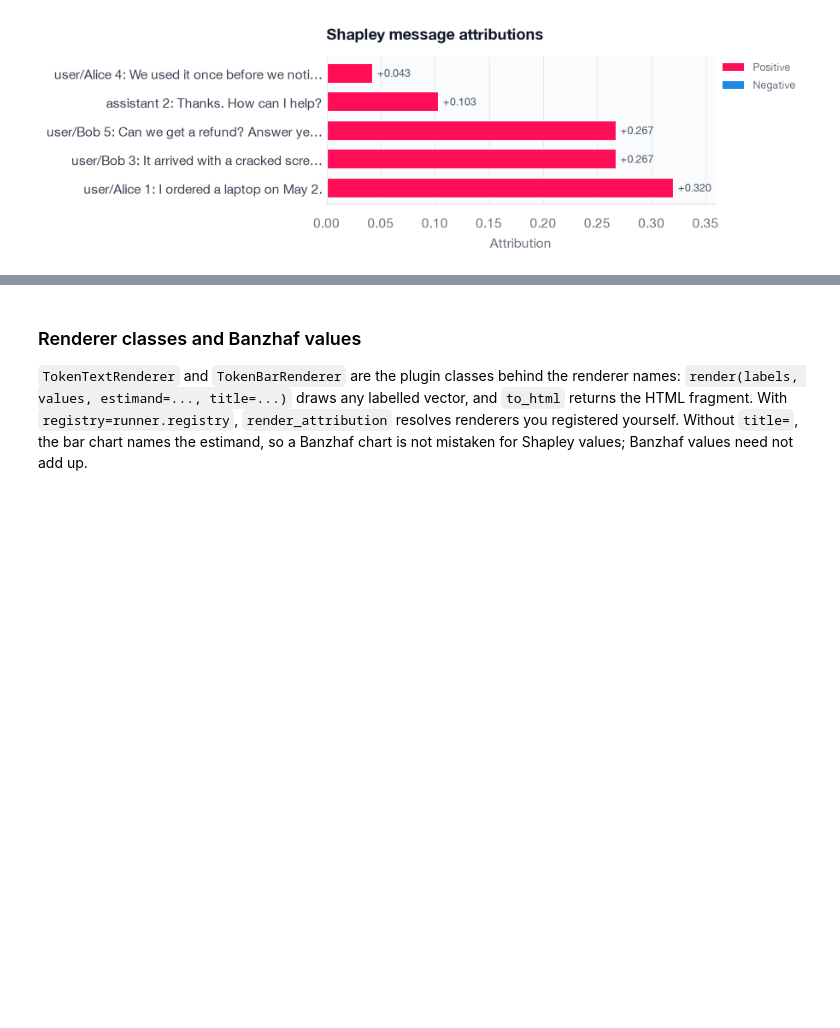
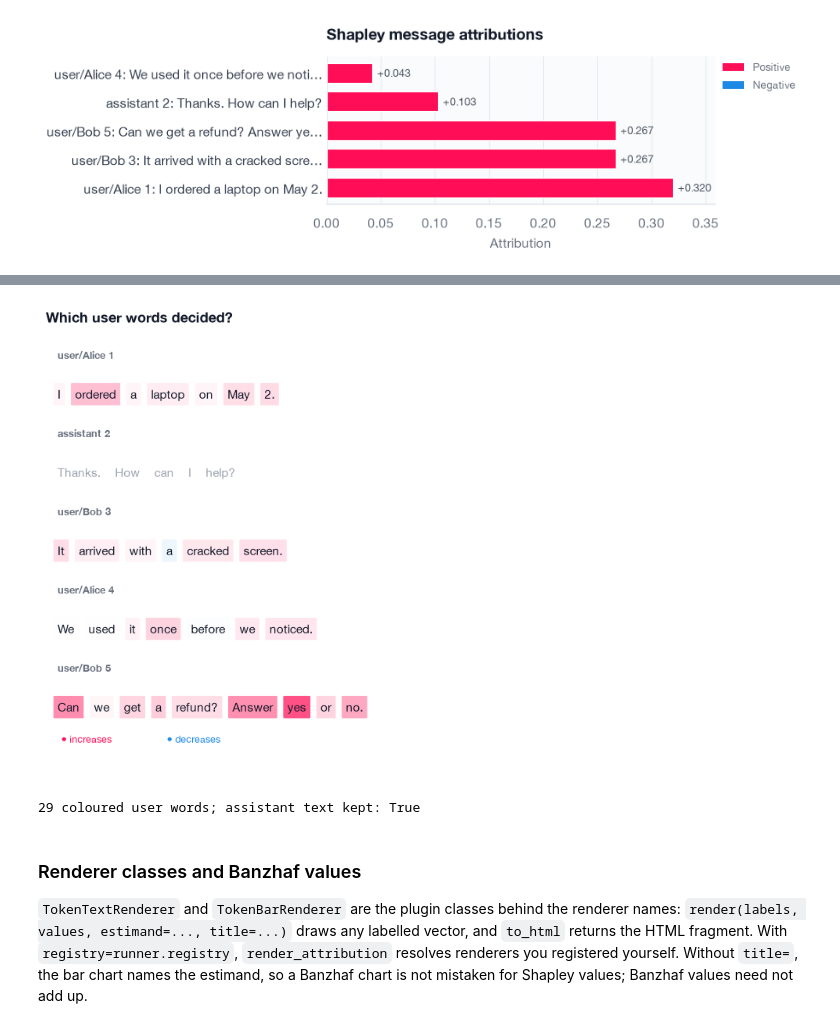
Before and after one commit to Pawlo77/MLLM-SHAP, a Jupyter notebook: examples/attribution_viz.ipynb, the cells around one changed output, grey strips where cells are left out. Drawn from its saved outputs; the diff is of its cells as text; code cells hidden in the pictures; blank space fills up the shorter version.

```diff
--- a/examples/attribution_viz.ipynb
+++ b/examples/attribution_viz.ipynb
@@ -155,0 +169,11 @@ plt.show()
+# %%
+user_words = await ExplainRunner(
+    config(
+        estimator="complementary",
+        budget={"evaluations": 200},
+        players="tokens",
+        plugin_options={"tokens": {"roles": ["user"]}},
+    ),
+    backend=backend,
+).explain(thread)
+show(user_words)
@@ -156,3 +198,13 @@ plt.show()
+# %%
+plot_conversation(user_words, thread, user_words.player_set, title="Which user words decided?")
+plt.show()
+# %% [output]
+[figure, added]
+# %%
+html = render_conversation_html(user_words, thread, user_words.player_set)
+print(html.count("nlp-shap-player"), "coloured user words; assistant text kept:", "How can I help?" in html)
+# %% [output]
+29 coloured user words; assistant text kept: True
 # %% [markdown]
 ### Renderer classes and Banzhaf values
 
```
Also changed, not shown: parts of 5 cells of this notebook, 8 other files.
